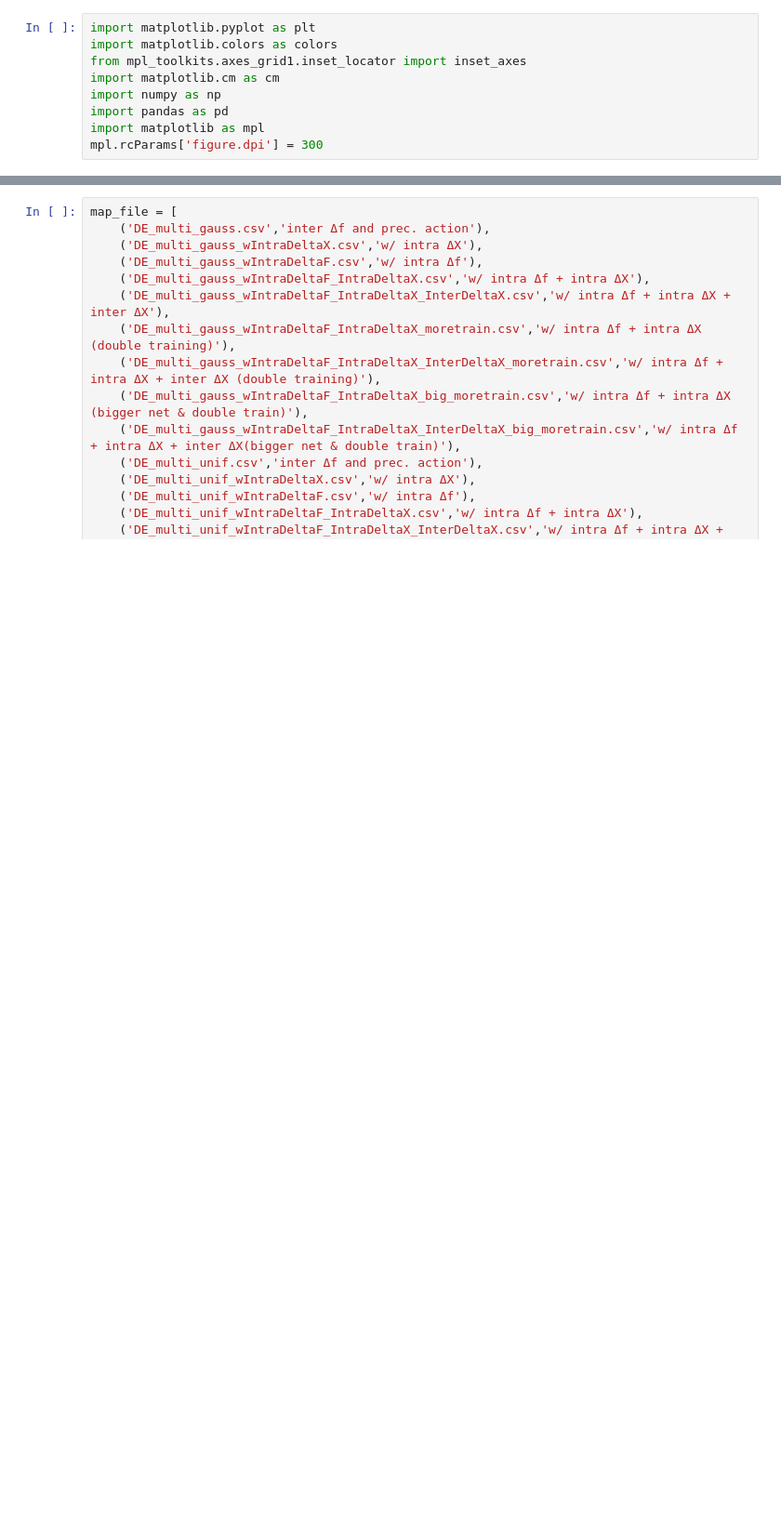
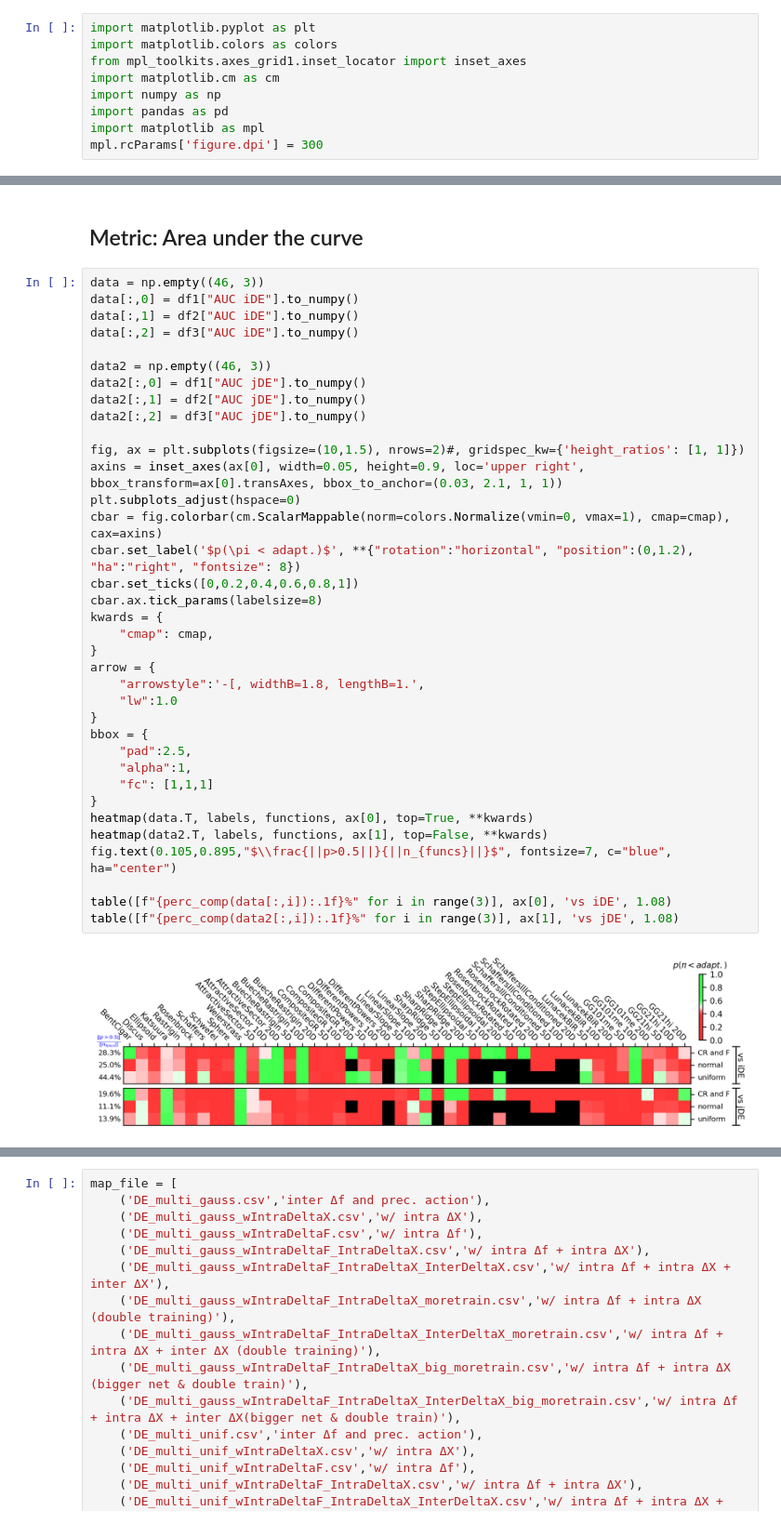
Before and after one commit to tsume82/Pavlov, a Jupyter notebook: graph_generation/dataviz.ipynb, the cells around one changed output, grey strips where cells are left out. Shown at 93% size. Drawn from its saved outputs; the diff is of its cells as text; blank space fills up the shorter version.

```diff
--- a/graph_generation/dataviz.ipynb
+++ b/graph_generation/dataviz.ipynb
@@ -115,0 +127,40 @@ table(["34.8%","36.1%","69.4%"], ax[1], 'vs jDE')
+# %% [markdown]
+## Metric: Area under the curve
+# %%
+data = np.empty((46, 3))
+data[:,0] = df1["AUC iDE"].to_numpy()
+data[:,1] = df2["AUC iDE"].to_numpy()
+data[:,2] = df3["AUC iDE"].to_numpy()
+
+data2 = np.empty((46, 3))
+data2[:,0] = df1["AUC jDE"].to_numpy()
+data2[:,1] = df2["AUC jDE"].to_numpy()
+data2[:,2] = df3["AUC jDE"].to_numpy()
+
+fig, ax = plt.subplots(figsize=(10,1.5), nrows=2)#, gridspec_kw={'height_ratios': [1, 1]})
+axins = inset_axes(ax[0], width=0.05, height=0.9, loc='upper right', bbox_transform=ax[0].transAxes, bbox_to_anchor=(0.03, 2.1, 1, 1))
+plt.subplots_adjust(hspace=0)
+cbar = fig.colorbar(cm.ScalarMappable(norm=colors.Normalize(vmin=0, vmax=1), cmap=cmap), cax=axins)
+cbar.set_label('$p(\pi < adapt.)$', **{"rotation":"horizontal", "position":(0,1.2), "ha":"right", "fontsize": 8})
+cbar.set_ticks([0,0.2,0.4,0.6,0.8,1])
+cbar.ax.tick_params(labelsize=8)
+kwards = {
+    "cmap": cmap,
+}
+arrow = {
+    "arrowstyle":'-[, widthB=1.8, lengthB=1.',
+    "lw":1.0
+}
+bbox = {
+    "pad":2.5,
+    "alpha":1,
+    "fc": [1,1,1]
+}
+heatmap(data.T, labels, functions, ax[0], top=True, **kwards)
+heatmap(data2.T, labels, functions, ax[1], top=False, **kwards)
+fig.text(0.105,0.895,"$\\frac{||p>0.5||}{||n_{funcs}||}$", fontsize=7, c="blue", ha="center")
+
+table([f"{perc_comp(data[:,i]):.1f}%" for i in range(3)], ax[0], 'vs iDE', 1.08)
+table([f"{perc_comp(data2[:,i]):.1f}%" for i in range(3)], ax[1], 'vs jDE', 1.08)
+# %% [output]
+[figure, added]
```
Also changed, not shown: parts of 9 cells of this notebook, 1 other file.
